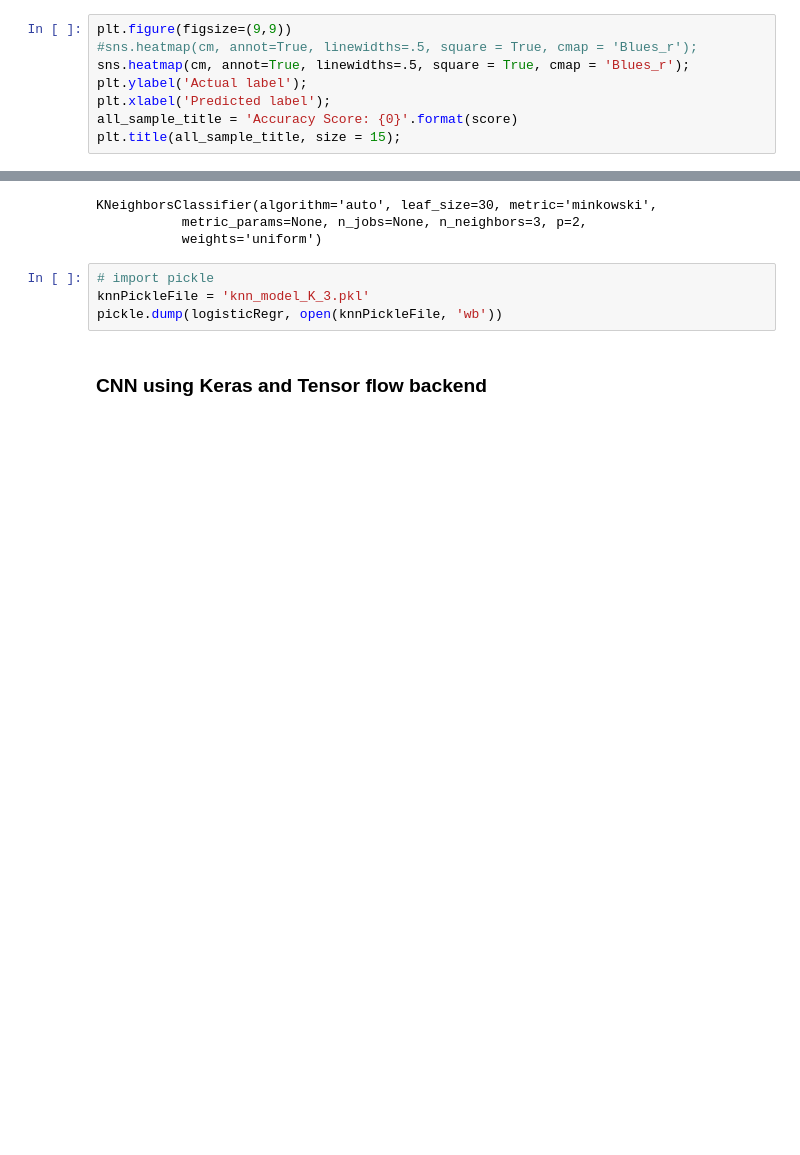
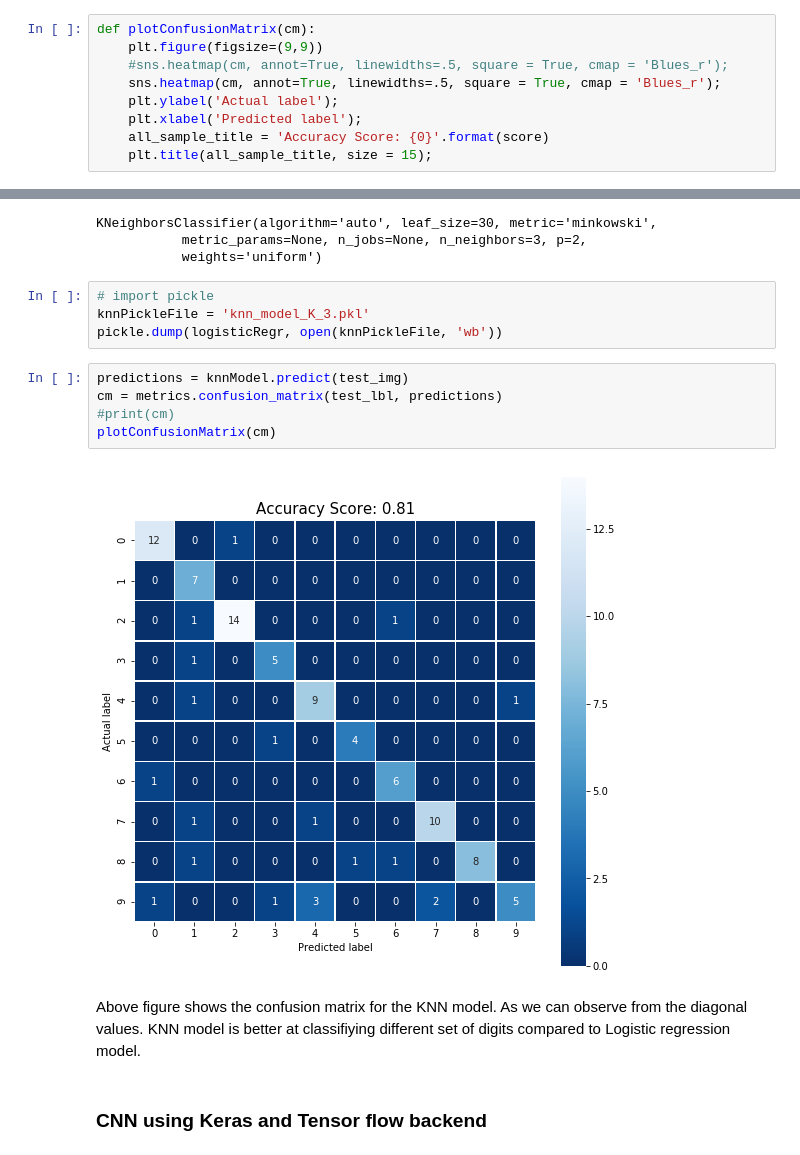
Before and after one commit to Santhosh-KS/mnistModelTester, a Jupyter notebook: notebooks/data_model_explaination.ipynb, the cells around one changed output, grey strips where cells are left out. Saved outputs shown, nothing was run; the diff lists cells and outputs as text; blank space fills up the shorter version.

```diff
--- a/notebooks/data_model_explaination.ipynb
+++ b/notebooks/data_model_explaination.ipynb
@@ -255,10 +239,11 @@ print(cm)
 # %% [markdown]
 Above confusion matrix in text output is not that appealing. Lets use some magic of seaborn and beautify the confusion matrix more visaually appealing.
 # %%
-plt.figure(figsize=(9,9))
-#sns.heatmap(cm, annot=True, linewidths=.5, square = True, cmap = 'Blues_r');
-sns.heatmap(cm, annot=True, linewidths=.5, square = True, cmap = 'Blues_r');
-plt.ylabel('Actual label');
-plt.xlabel('Predicted label');
-all_sample_title = 'Accuracy Score: {0}'.format(score)
-plt.title(all_sample_title, size = 15);
+def plotConfusionMatrix(cm):
+    plt.figure(figsize=(9,9))
+    #sns.heatmap(cm, annot=True, linewidths=.5, square = True, cmap = 'Blues_r');
+    sns.heatmap(cm, annot=True, linewidths=.5, square = True, cmap = 'Blues_r');
+    plt.ylabel('Actual label');
+    plt.xlabel('Predicted label');
+    all_sample_title = 'Accuracy Score: {0}'.format(score)
+    plt.title(all_sample_title, size = 15);
@@ -453,6 +440,15 @@ KNeighborsClassifier(algorithm='auto', leaf_size=30, metric='minkowski',
 # import pickle
 knnPickleFile = 'knn_model_K_3.pkl'
 pickle.dump(logisticRegr, open(knnPickleFile, 'wb'))
+# %%
+predictions = knnModel.predict(test_img)
+cm = metrics.confusion_matrix(test_lbl, predictions)
+#print(cm)
+plotConfusionMatrix(cm)
+# %% [output]
+[figure, added]
+# %% [markdown]
+Above figure shows the confusion matrix for the KNN model. As we can observe from the diagonal values. KNN model is better at classifiying different set of digits compared to Logistic regression model.
 # %% [markdown]
 ### CNN using Keras and Tensor flow backend
 # %% [markdown]
```
Also changed, not shown: parts of 8 cells of this notebook, 4 other files.
